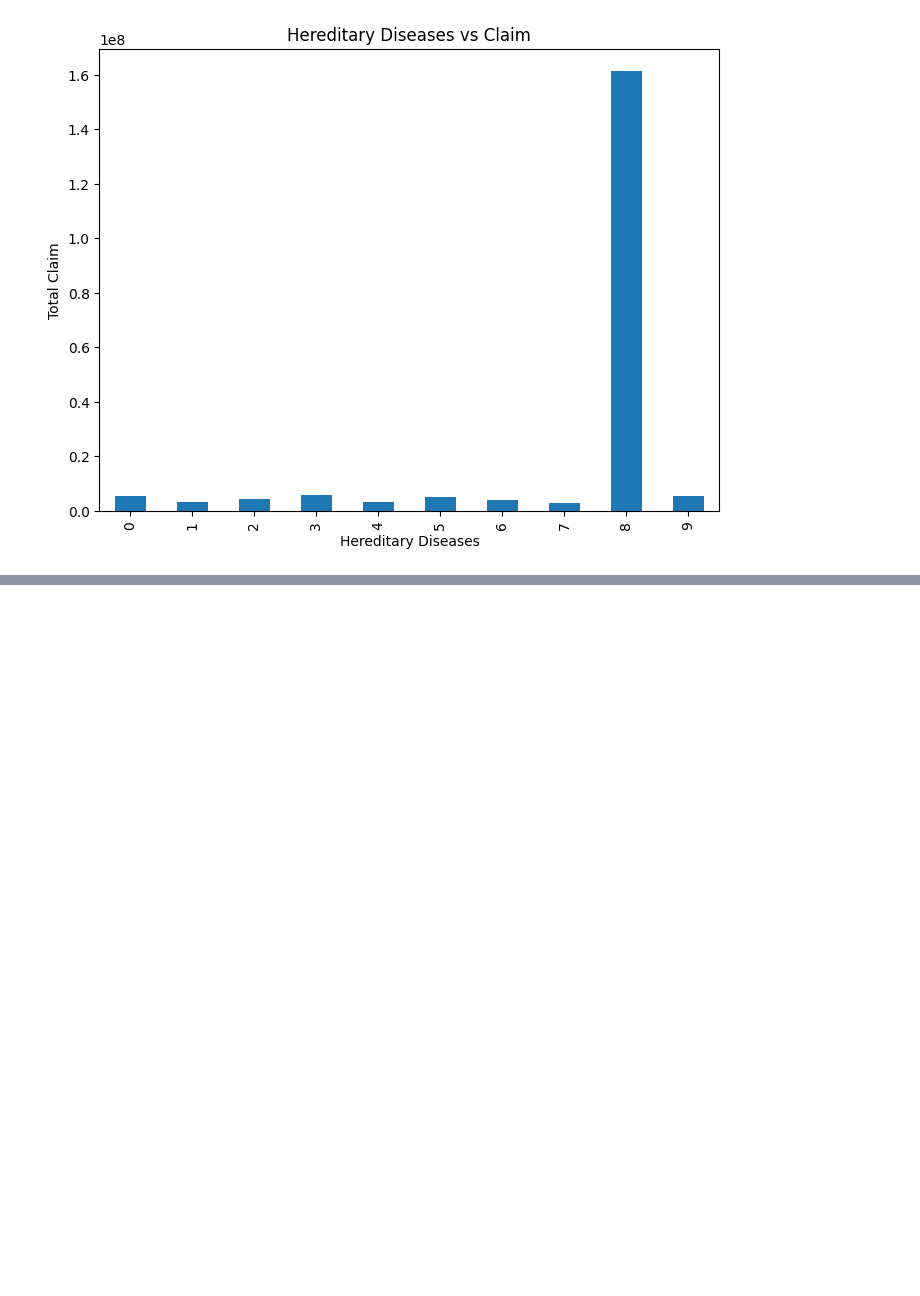
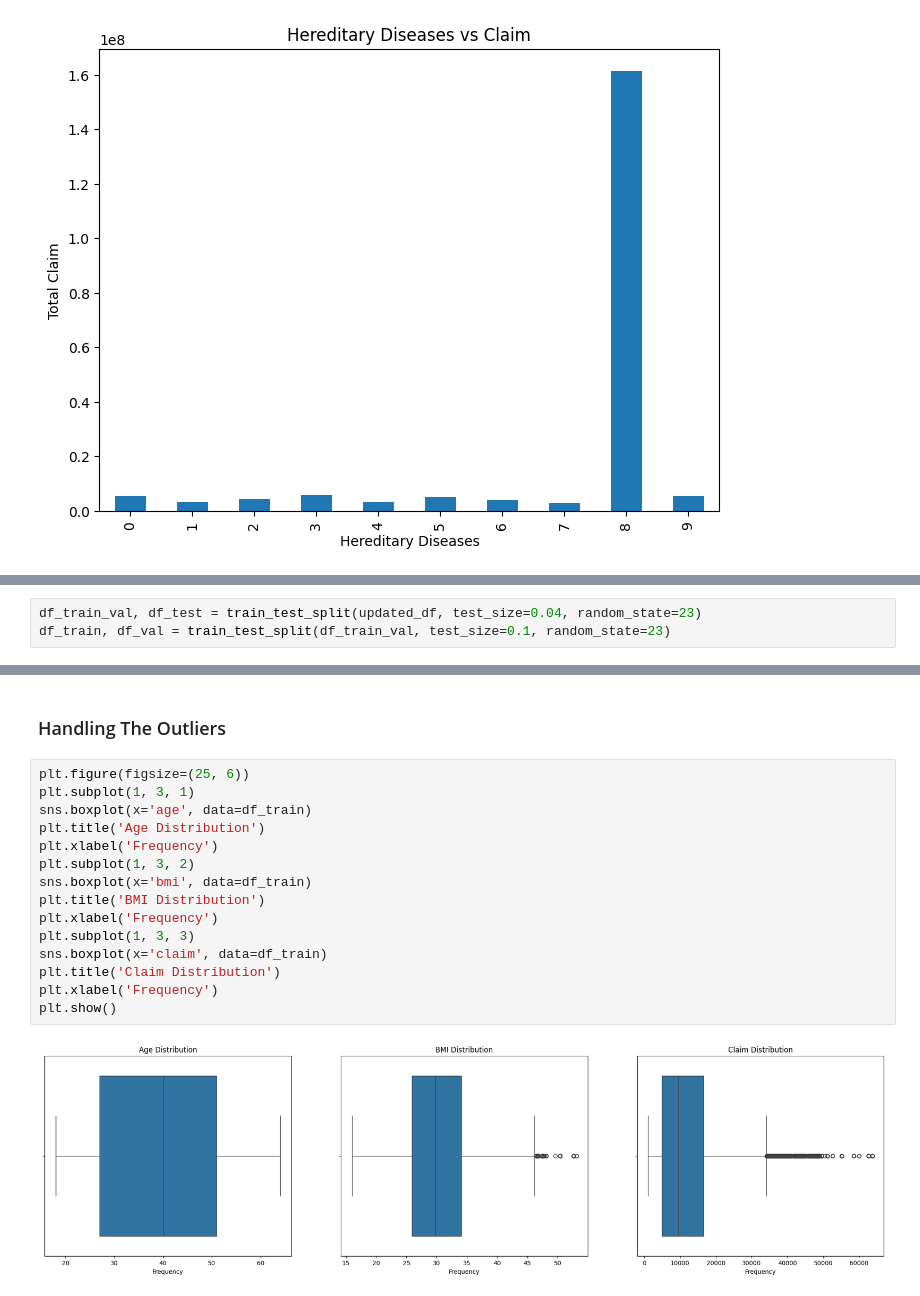
Before and after one commit to arun-ekambaram/Health-Insurance-Claim-Prediction, a Jupyter notebook: experiment.ipynb, the cells around one changed output, grey strips where cells are left out. Drawn from its saved outputs; the diff is of its cells as text; blank space fills up the shorter version.

```diff
--- a/experiment.ipynb
+++ b/experiment.ipynb
@@ -454,0 +546,3 @@ plt.show()
+# %%
+df_train_val, df_test = train_test_split(updated_df, test_size=0.04, random_state=23)
+df_train, df_val = train_test_split(df_train_val, test_size=0.1, random_state=23)
@@ -454,0 +557,19 @@ plt.show()
+# %% [markdown]
+### Handling The Outliers
+# %%
+plt.figure(figsize=(25, 6))
+plt.subplot(1, 3, 1)
+sns.boxplot(x='age', data=df_train)
+plt.title('Age Distribution')
+plt.xlabel('Frequency')
+plt.subplot(1, 3, 2)
+sns.boxplot(x='bmi', data=df_train)
+plt.title('BMI Distribution')
+plt.xlabel('Frequency')
+plt.subplot(1, 3, 3)
+sns.boxplot(x='claim', data=df_train)
+plt.title('Claim Distribution')
+plt.xlabel('Frequency')
+plt.show()
+# %% [output]
+[figure, added]
```
Also changed, not shown: parts of 17 cells of this notebook.
